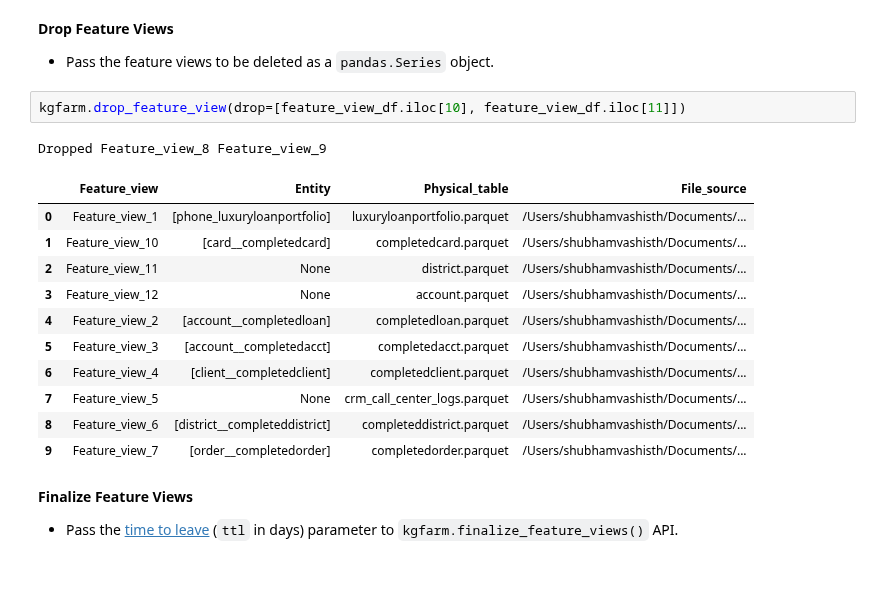
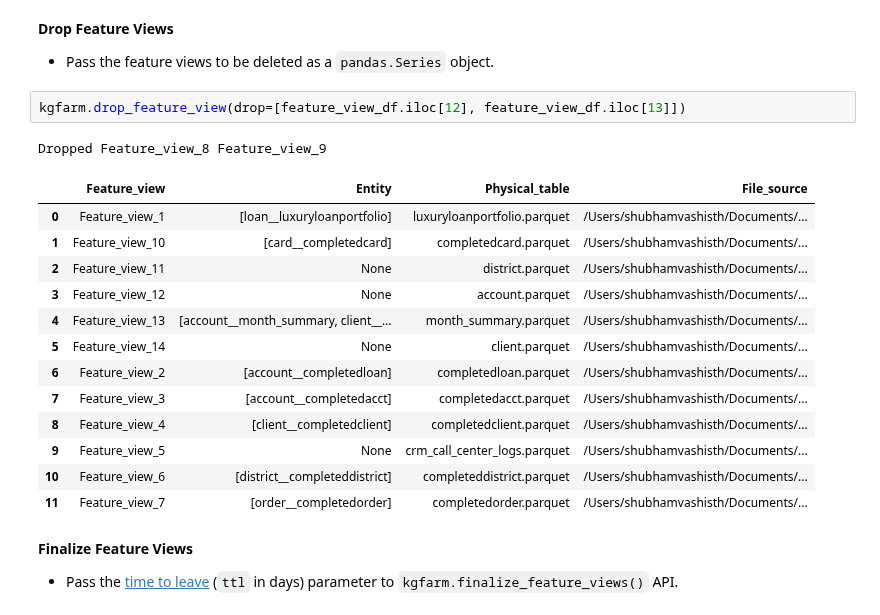
Before and after one commit to CoDS-GCS/KGFarm, a Jupyter notebook: KGFarm_notebook.ipynb, the cells around one changed output. Cells and saved outputs as stored; diff of their text form; blank space fills up the shorter version.

```diff
--- a/KGFarm_notebook.ipynb
+++ b/KGFarm_notebook.ipynb
@@ -45,20 +49,22 @@ feature_view_df
 **Drop Feature Views**
   *   Pass the feature views to be deleted as a <code>pandas.Series</code> object.
 # %%
-kgfarm.drop_feature_view(drop=[feature_view_df.iloc[10], feature_view_df.iloc[11]])
+kgfarm.drop_feature_view(drop=[feature_view_df.iloc[12], feature_view_df.iloc[13]])
 # %% [output]
 Dropped Feature_view_8 Feature_view_9
 |  | Feature_view | Entity | Physical_table | File_source |
-| 0 | Feature_view_1 | [phone_luxuryloanportfolio] | luxuryloanportfolio.parquet | /Users/shubhamvashisth/Documents/... |
+| 0 | Feature_view_1 | [loan__luxuryloanportfolio] | luxuryloanportfolio.parquet | /Users/shubhamvashisth/Documents/... |
 | 1 | Feature_view_10 | [card__completedcard] | completedcard.parquet | /Users/shubhamvashisth/Documents/... |
 | 2 | Feature_view_11 | None | district.parquet | /Users/shubhamvashisth/Documents/... |
 | 3 | Feature_view_12 | None | account.parquet | /Users/shubhamvashisth/Documents/... |
-| 4 | Feature_view_2 | [account__completedloan] | completedloan.parquet | /Users/shubhamvashisth/Documents/... |
-| 5 | Feature_view_3 | [account__completedacct] | completedacct.parquet | /Users/shubhamvashisth/Documents/... |
-| 6 | Feature_view_4 | [client__completedclient] | completedclient.parquet | /Users/shubhamvashisth/Documents/... |
-| 7 | Feature_view_5 | None | crm_call_center_logs.parquet | /Users/shubhamvashisth/Documents/... |
-| 8 | Feature_view_6 | [district__completeddistrict] | completeddistrict.parquet | /Users/shubhamvashisth/Documents/... |
-| 9 | Feature_view_7 | [order__completedorder] | completedorder.parquet | /Users/shubhamvashisth/Documents/... |
+| 4 | Feature_view_13 | [account__month_summary, client__... | month_summary.parquet | /Users/shubhamvashisth/Documents/... |
+| 5 | Feature_view_14 | None | client.parquet | /Users/shubhamvashisth/Documents/... |
+| 6 | Feature_view_2 | [account__completedloan] | completedloan.parquet | /Users/shubhamvashisth/Documents/... |
+| 7 | Feature_view_3 | [account__completedacct] | completedacct.parquet | /Users/shubhamvashisth/Documents/... |
+| 8 | Feature_view_4 | [client__completedclient] | completedclient.parquet | /Users/shubhamvashisth/Documents/... |
+| 9 | Feature_view_5 | None | crm_call_center_logs.parquet | /Users/shubhamvashisth/Documents/... |
+| 10 | Feature_view_6 | [district__completeddistrict] | completeddistrict.parquet | /Users/shubhamvashisth/Documents/... |
+| 11 | Feature_view_7 | [order__completedorder] | completedorder.parquet | /Users/shubhamvashisth/Documents/... |
 # %% [markdown]
 **Finalize Feature Views**
   *   Pass the [time to leave](https://docs.feast.dev/getting-started/concepts/point-in-time-joins) (<code>ttl</code> in days) parameter to <code>kgfarm.finalize_feature_views()</code> API.
```
Also changed, not shown: parts of 12 cells of this notebook.
